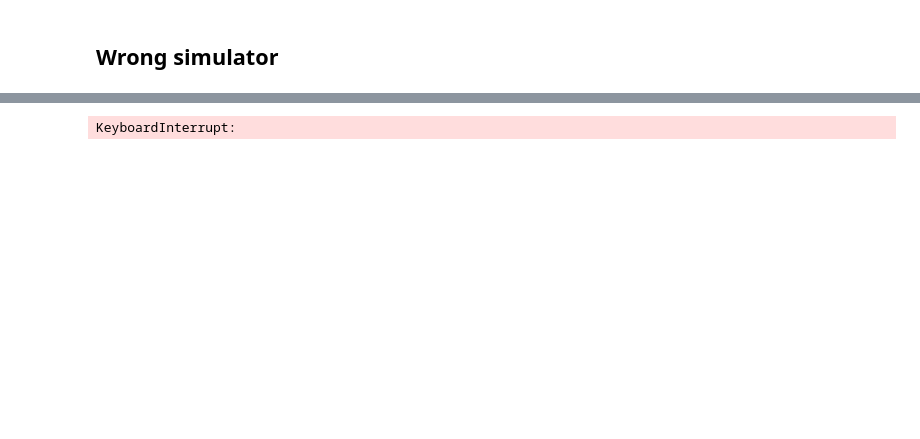
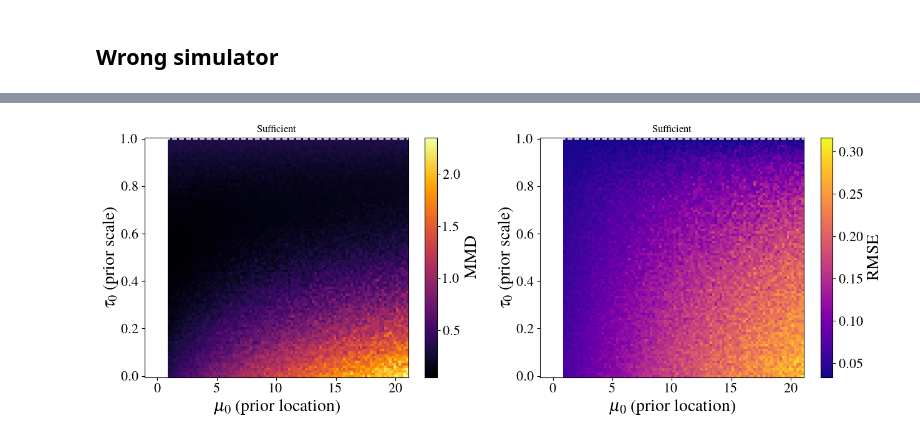
Before and after one commit to sachaguer/sbi_model_misspecification, a Jupyter notebook: gaussian.ipynb, the cells around one changed output, grey strips where cells are left out. Drawn from its saved outputs; the diff is of its cells as text; code cells hidden in the pictures; blank space fills up the shorter version.

```diff
--- a/gaussian.ipynb
+++ b/gaussian.ipynb
@@ -827,6 +828,7 @@ prior_noise = jnp.linspace(0.0, 1.0, num=n_scale)
 P1, P2 = jnp.meshgrid(prior_scale, prior_noise)
 
 MMD = jnp.zeros((n_loc, n_scale))
+RMSE = jnp.zeros((n_loc, n_scale))
 key, master_key = jax.random.split(master_key)
 _, x_star = generative_model.generate(key, 200)
 s_star = nf_mlp_compressor_sufficient.apply(params_nf_mlp_sufficient, x=x_star, method="compress")
@@ -855,33 +857,36 @@ for i in tqdm(range(n_loc)):
         samples = sample_fn(x_o)
 
         params_est = jnp.mean(samples, axis=1)
-        RMSE = RMSE.at[i, j].set(j)
+        RMSE = RMSE.at[i, j].set(jnp.sqrt(jnp.mean((params_true - params_est)**2)))
+
+jnp.save("./gaussian_model/MMD_simulator_sufficient.npy", MMD)
+jnp.save("./gaussian_model/RMSE_simulator_sufficient.npy", RMSE)
-# %% [output]
-KeyboardInterrupt:
 # %%
-plt.figure()
+plt.figure(figsize=(15, 5))
 
 plt.subplot(121)
 
 plt.pcolor(P1, P2, MMD, shading="nearest", rasterized=True, cmap='inferno')
 plt.xlabel(r"$\mu_0$ (prior location)")
 plt.ylabel(r"$\tau_0$ (prior scale)")
 plt.axhline(y=1.0, linestyle='--', color='white')
 plt.axvline(x=0.0, linestyle='--', color='white')
 plt.colorbar(label="MMD")
 plt.title("Sufficient")
 
 plt.subplot(122)
 
 plt.pcolor(P1, P2, RMSE, shading="nearest", rasterized=True, cmap='plasma')
 plt.xlabel(r"$\mu_0$ (prior location)")
 plt.ylabel(r"$\tau_0$ (prior scale)")
 plt.axhline(y=1.0, linestyle='--', color='white')
 plt.axvline(x=0.0, linestyle='--', color='white')
 plt.colorbar(label="RMSE")
 plt.title("Sufficient")
 
 plt.show()
+# %% [output]
+[figure, added]
 # %%
 #Contour plot for simulator misspecification in the overcomplete case.
 n_scale = 100
```
Also changed, not shown: parts of 16 cells of this notebook.
